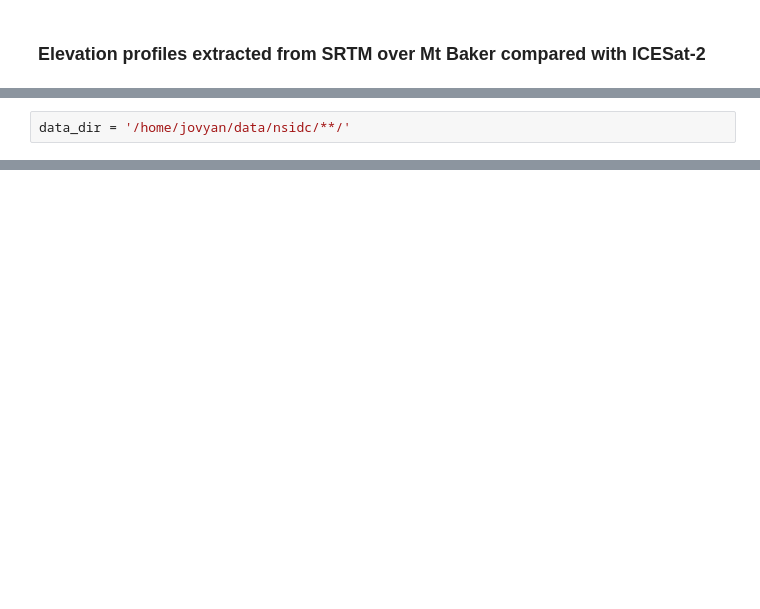
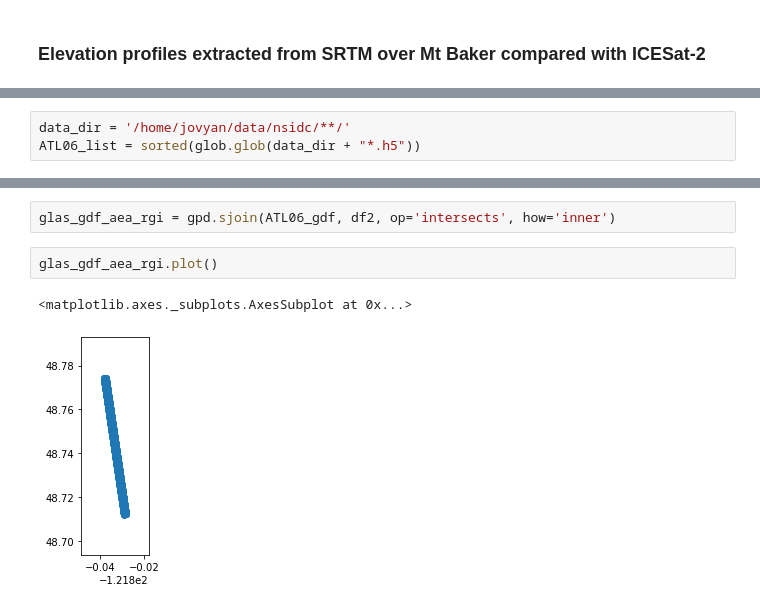
Before and after one commit to ICESAT-2HackWeek/topohack, a Jupyter notebook: contributors/friedrich/profile_elevation.ipynb, the cells around one changed output, grey strips where cells are left out. Saved outputs shown, nothing was run; the diff lists cells and outputs as text; blank space fills up the shorter version.

```diff
--- a/contributors/friedrich/profile_elevation.ipynb
+++ b/contributors/friedrich/profile_elevation.ipynb
@@ -9,2 +24,3 @@ import os
 # %%
 data_dir = '/home/jovyan/data/nsidc/**/'
+ATL06_list = sorted(glob.glob(data_dir + "*.h5"))
@@ -88,0 +102,7 @@ plt.colorbar();
+# %%
+glas_gdf_aea_rgi = gpd.sjoin(ATL06_gdf, df2, op='intersects', how='inner')
+# %%
+glas_gdf_aea_rgi.plot()
+# %% [output]
+<matplotlib.axes._subplots.AxesSubplot at 0x...>
+[figure, added]
```
Also changed, not shown: parts of 19 cells of this notebook, 1 other file.
